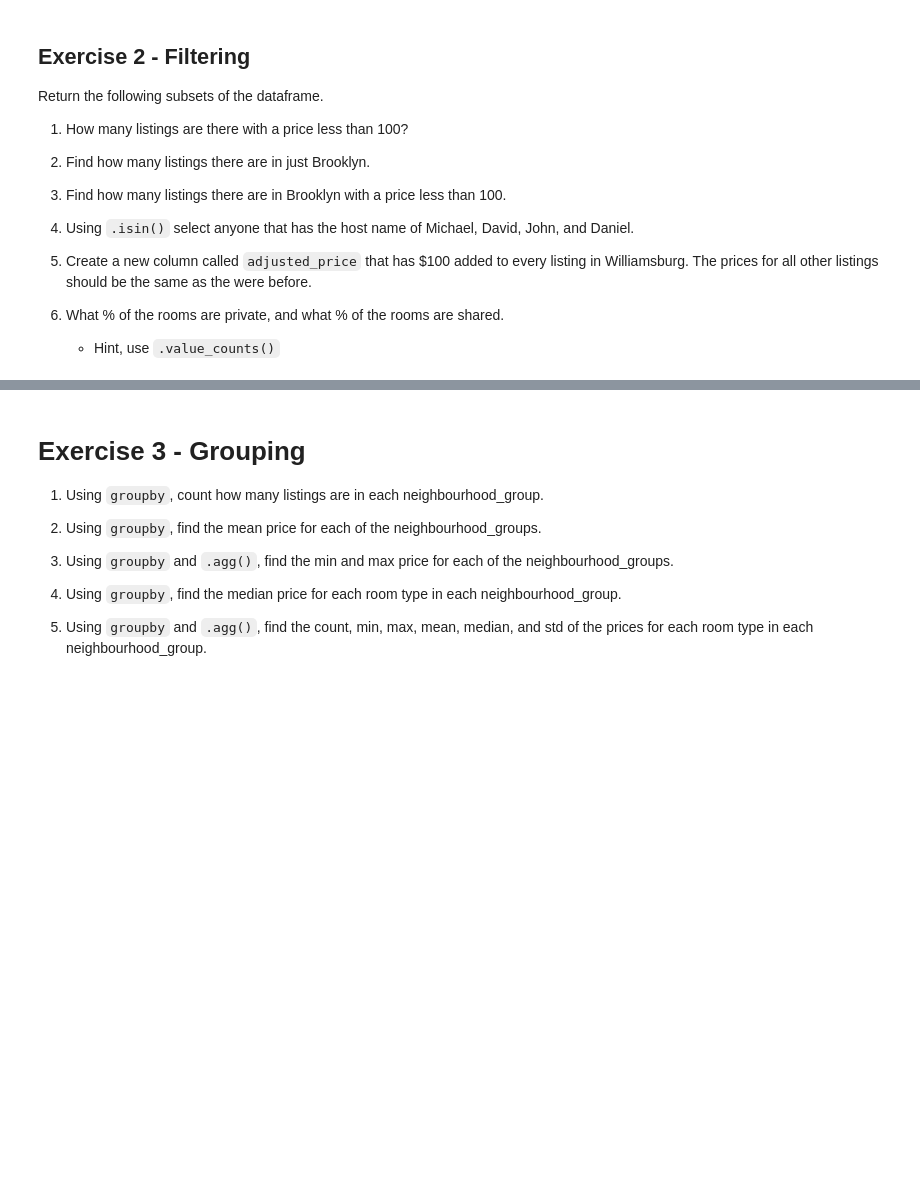
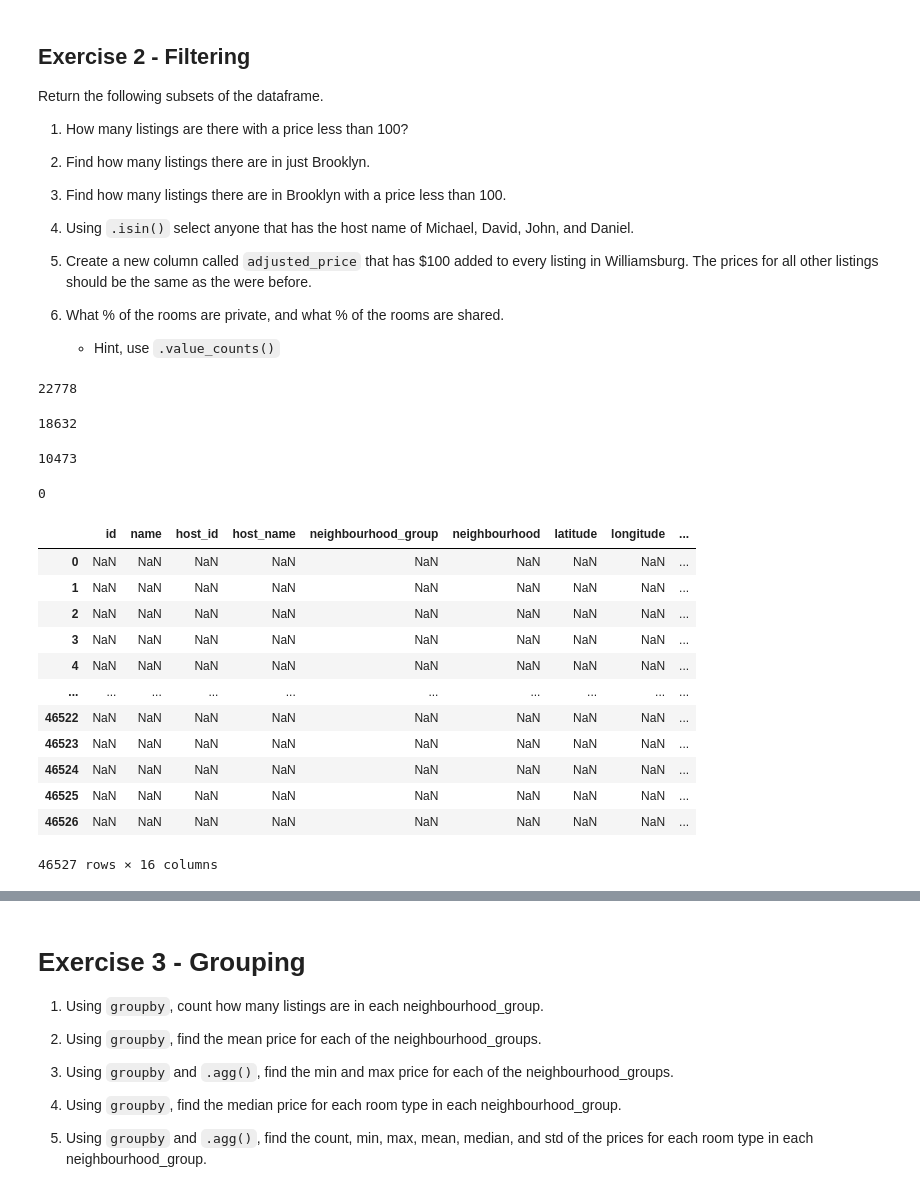
Before and after one commit to Scorpion5127/my-fork-2024-DS-Fri-630, a Jupyter notebook: Week-01-Pandas/Exercise-AM.ipynb, the cells around one changed output, grey strips where cells are left out. Drawn from its saved outputs; the diff is of its cells as text; code cells hidden in the pictures; blank space fills up the shorter version.

```diff
--- a/Week-01-Pandas/Exercise-AM.ipynb
+++ b/Week-01-Pandas/Exercise-AM.ipynb
@@ -37,14 +49,44 @@ Return the following subsets of the dataframe.
     * Hint, use `.value_counts()`
 # %%
 # 1. How many listings are there with a price less than 100?
+df[df['price'] < 100]['price'].count()
+# %% [output]
+22778
 # %%
 # 2. Make a new DataFrame of listings in Brooklyn named `df_bk`
 # and find how many listings in just Brooklyn.
+df_bk=df[df['neighbourhood_group']=='Brooklyn']
+df_bk.neighbourhood_group.count()
+# %% [output]
+18632
 # %%
 # 3. Find how many listings there are in Brooklyn with a price less than 100.
+df_bk[df_bk['price'] < 100]['price'].count()
+# %% [output]
+10473
 # %%
 # 4. Using `.isin()` select anyone that has the host name of Michael, David, John, and Daniel.
 # How many total are there that have those names
+names=['Michael', 'David', 'John', 'Daniel']
+df[df.isin(names)]['name'].count()
+# %% [output]
+0
+# %%
+df[df.isin(names)]
+# %% [output]
+|  | id | name | host_id | host_name | neighbourhood_group | neighbourhood | latitude | longitude | ... |
+| 0 | NaN | NaN | NaN | NaN | NaN | NaN | NaN | NaN | ... |
+| 1 | NaN | NaN | NaN | NaN | NaN | NaN | NaN | NaN | ... |
+| 2 | NaN | NaN | NaN | NaN | NaN | NaN | NaN | NaN | ... |
+| 3 | NaN | NaN | NaN | NaN | NaN | NaN | NaN | NaN | ... |
+| 4 | NaN | NaN | NaN | NaN | NaN | NaN | NaN | NaN | ... |
+| ... | ... | ... | ... | ... | ... | ... | ... | ... | ... |
+| 46522 | NaN | NaN | NaN | NaN | NaN | NaN | NaN | NaN | ... |
+| 46523 | NaN | NaN | NaN | NaN | NaN | NaN | NaN | NaN | ... |
+| 46524 | NaN | NaN | NaN | NaN | NaN | NaN | NaN | NaN | ... |
+| 46525 | NaN | NaN | NaN | NaN | NaN | NaN | NaN | NaN | ... |
+| 46526 | NaN | NaN | NaN | NaN | NaN | NaN | NaN | NaN | ... |
+46527 rows × 16 columns
 # %%
 # 5. Create a new column called `adjusted_price` that has $100 added to every listing in Williamsburg.
 # The prices for all other listings should be the same as the were before.
```
Also changed, not shown: parts of 15 cells of this notebook.
